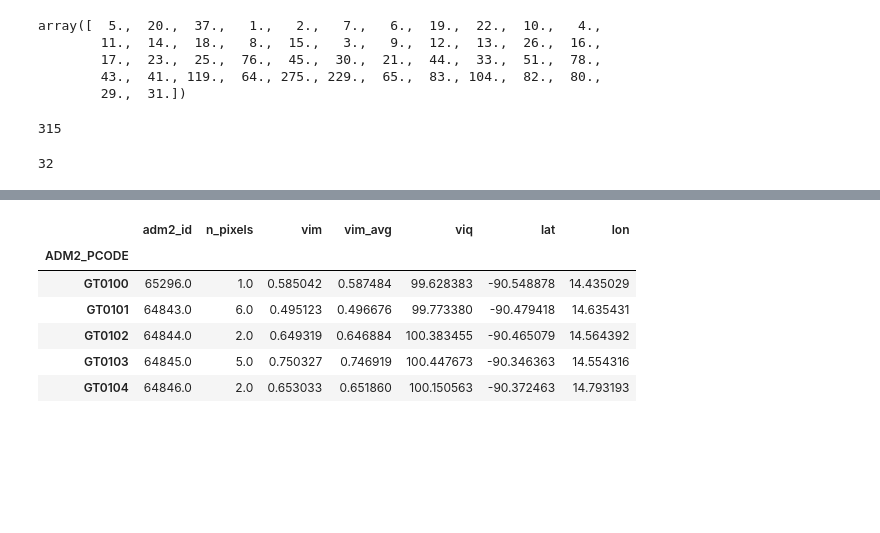
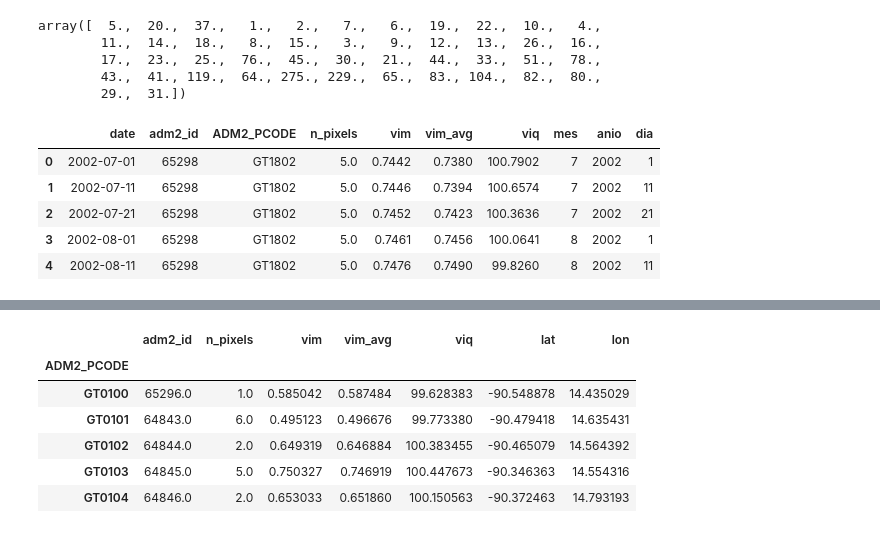
Before and after one commit to ManuelAlejandroMartinezFlores/ProyectoMineria, a Jupyter notebook: construir_dataset.ipynb, the cells around one changed output, grey strips where cells are left out. Drawn from its saved outputs; the diff is of its cells as text; code cells hidden in the pictures; blank space fills up the shorter version.

```diff
--- a/construir_dataset.ipynb
+++ b/construir_dataset.ipynb
@@ -22,15 +22,18 @@ array([  5.,  20.,  37.,   1.,   2.,   7.,   6.,  19.,  22.,  10.,   4.,
         17.,  23.,  25.,  76.,  45.,  30.,  21.,  44.,  33.,  51.,  78.,
         43.,  41., 119.,  64., 275., 229.,  65.,  83., 104.,  82.,  80.,
         29.,  31.])
-# %%
-a = df.ADM2_PCODE.unique()
-len(a)
-# %% [output]
-315
-# %%
-max([int(x[4:6]) for x in a])
-# %% [output]
-32
+# %%
+df["mes"] = df.date.map(lambda x: int(x.split("-")[1]))
+df["anio"] = df.date.map(lambda x: int(x.split("-")[0]))
+df["dia"] = df.date.map(lambda x: int(x.split("-")[2]))
+df.head()
+# %% [output]
+|  | date | adm2_id | ADM2_PCODE | n_pixels | vim | vim_avg | viq | mes | anio | dia |
+| 0 | 2002-07-01 | 65298 | GT1802 | 5.0 | 0.7442 | 0.7380 | 100.7902 | 7 | 2002 | 1 |
+| 1 | 2002-07-11 | 65298 | GT1802 | 5.0 | 0.7446 | 0.7394 | 100.6574 | 7 | 2002 | 11 |
+| 2 | 2002-07-21 | 65298 | GT1802 | 5.0 | 0.7452 | 0.7423 | 100.3636 | 7 | 2002 | 21 |
+| 3 | 2002-08-01 | 65298 | GT1802 | 5.0 | 0.7461 | 0.7456 | 100.0641 | 8 | 2002 | 1 |
+| 4 | 2002-08-11 | 65298 | GT1802 | 5.0 | 0.7476 | 0.7490 | 99.8260 | 8 | 2002 | 11 |
 # %%
 c = pd.read_csv("guatemala_lat_lon.csv")
 c.head()
```
Also changed, not shown: parts of 5 cells of this notebook, 2 other files.
